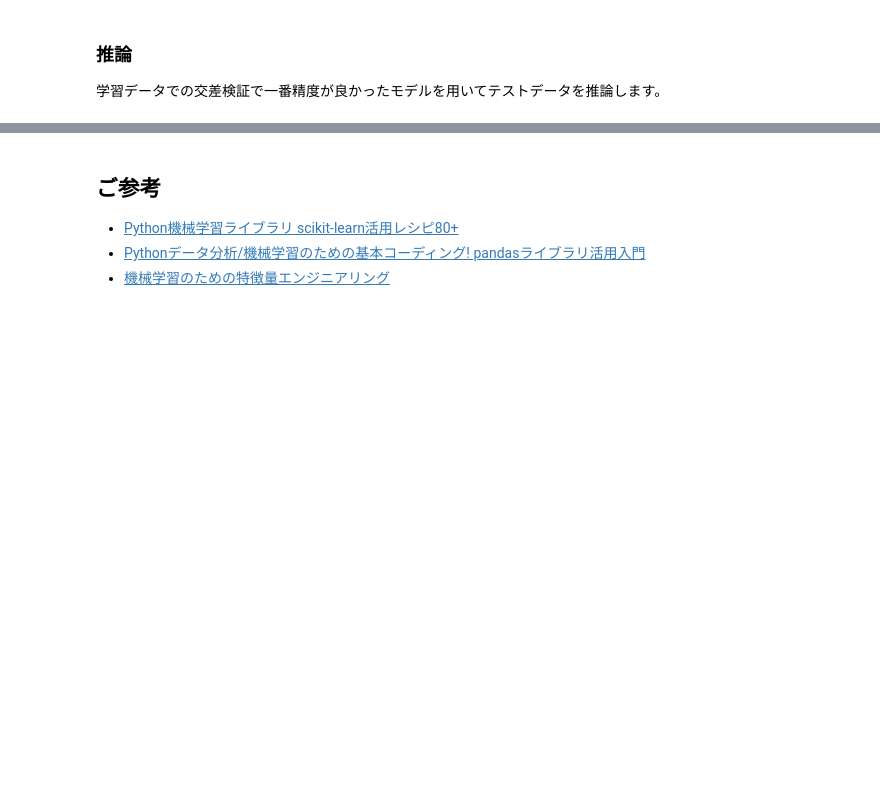
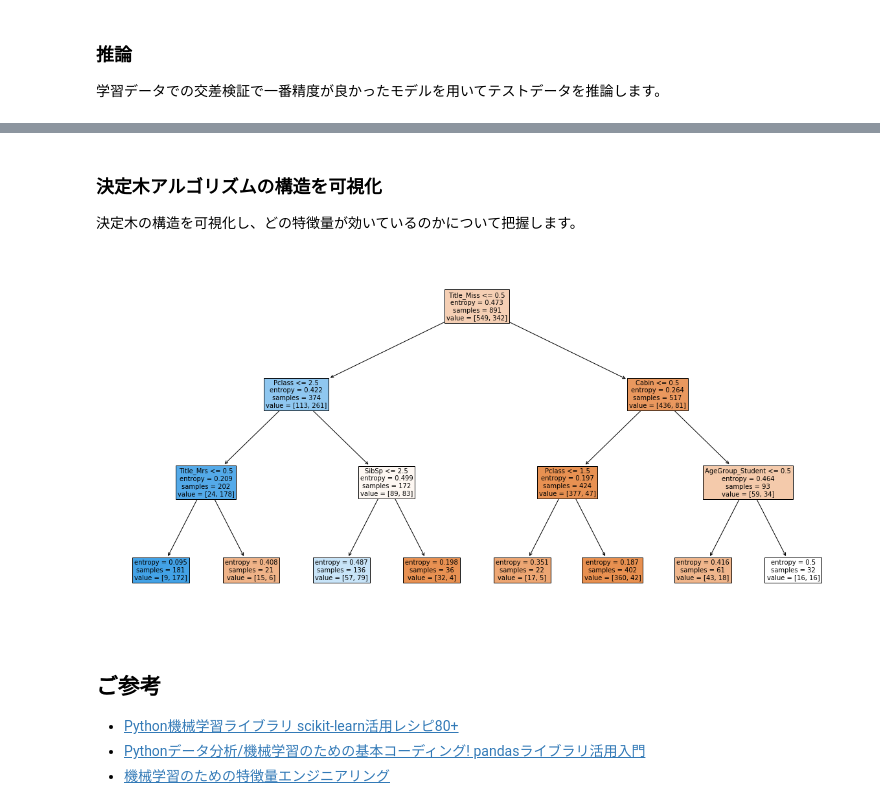
Before and after one commit to tkazusa/sagemaker-prototyping, a Jupyter notebook: 1.titanic-handson/titanic-handson.ipynb, the cells around one changed output, grey strips where cells are left out. Saved outputs shown, nothing was run; the diff lists cells and outputs as text; code cells hidden in the pictures; blank space fills up the shorter version.

Commit message:
add tree plot

```diff
--- a/1.titanic-handson/titanic-handson.ipynb
+++ b/1.titanic-handson/titanic-handson.ipynb
@@ -251,5 +408,6 @@ print("一番良かったハイパーパラメーターは {} でAccuracyスコ
 ### 推論
 学習データでの交差検証で一番精度が良かったモデルを用いてテストデータを推論します。
 # %%
+best_decisiontree = gscv.best_estimator_
 predictions = best_decisiontree.predict(test)
 print(predictions)
@@ -256,3 +432,14 @@ print(predictions)
+# %% [markdown]
+### 決定木アルゴリズムの構造を可視化
+決定木の構造を可視化し、どの特徴量が効いているのかについて把握します。
+# %%
+rcParams['figure.figsize'] = 20,10
+
+plt.figure()
+plot_tree(best_decisiontree.fit(X,y),feature_names=train.columns, filled=True)
+plt.show()
+# %% [output]
+[figure, added]
 # %% [markdown]
 ## ご参考
 - [Python機械学習ライブラリ scikit-learn活用レシピ80+](https://www.amazon.co.jp/dp/4295005746)
```
Also changed, not shown: parts of 16 cells of this notebook.
